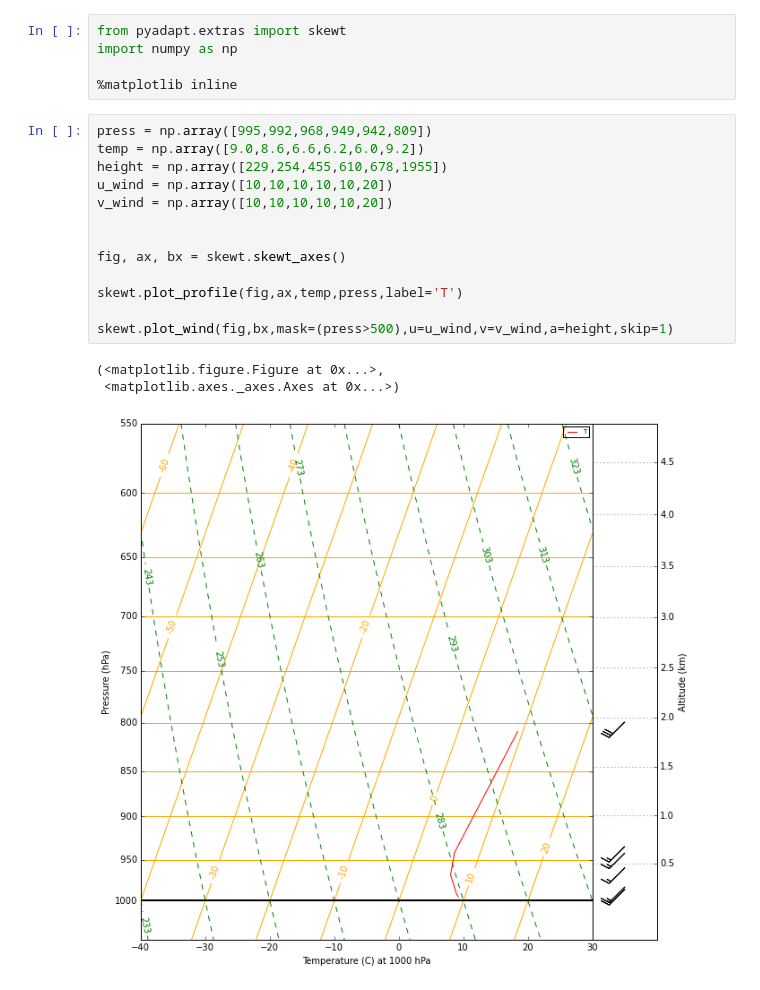
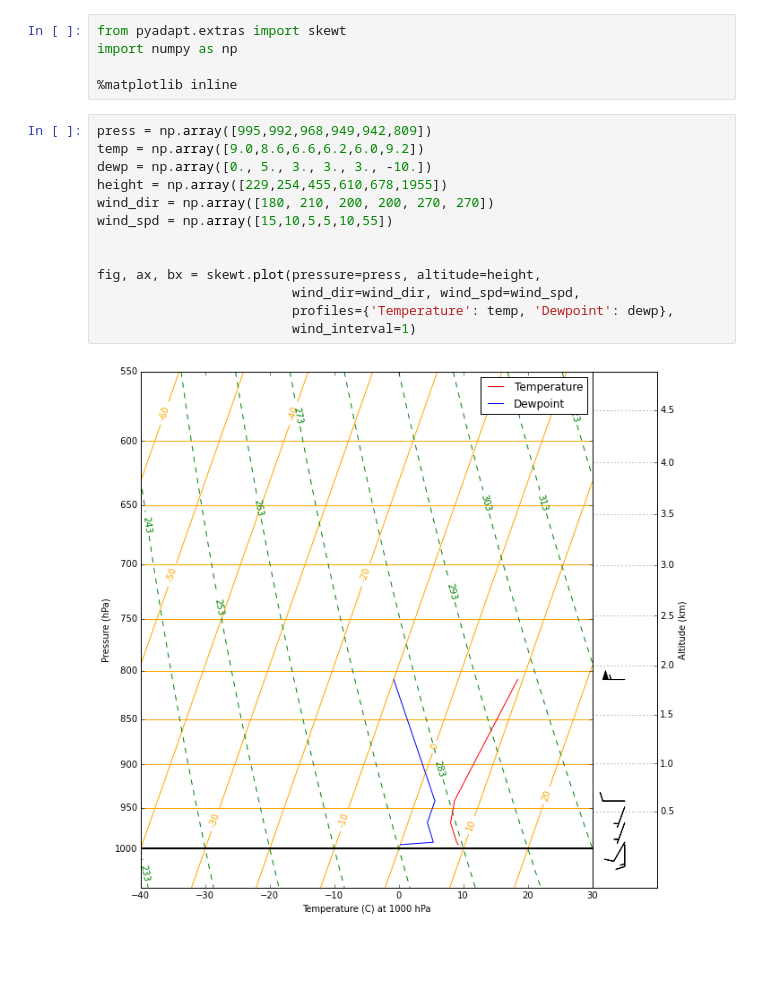
Before and after one commit to jstemmler/notebooks, a Jupyter notebook: PyADAPT Examples/skewt.ipynb, the cells around one changed output. Drawn from its saved outputs; the diff is of its cells as text; blank space fills up the shorter version.

Commit message:
updated the skewt demo file to use the new skewt API

```diff
--- a/PyADAPT Examples/skewt.ipynb
+++ b/PyADAPT Examples/skewt.ipynb
@@ -6,17 +6,15 @@ import numpy as np
 # %%
 press = np.array([995,992,968,949,942,809])
 temp = np.array([9.0,8.6,6.6,6.2,6.0,9.2])
+dewp = np.array([0., 5., 3., 3., 3., -10.])
 height = np.array([229,254,455,610,678,1955])
-u_wind = np.array([10,10,10,10,10,20])
-v_wind = np.array([10,10,10,10,10,20])
+wind_dir = np.array([180, 210, 200, 200, 270, 270])
+wind_spd = np.array([15,10,5,5,10,55])
 
 
-fig, ax, bx = skewt.skewt_axes()
-
-skewt.plot_profile(fig,ax,temp,press,label='T')
-
-skewt.plot_wind(fig,bx,mask=(press>500),u=u_wind,v=v_wind,a=height,skip=1)
+fig, ax, bx = skewt.plot(pressure=press, altitude=height,
+                         wind_dir=wind_dir, wind_spd=wind_spd,
+                         profiles={'Temperature': temp, 'Dewpoint': dewp},
+                         wind_interval=1)
 # %% [output]
-(<matplotlib.figure.Figure at 0x...>,
- <matplotlib.axes._axes.Axes at 0x...>)
-[figure, old version]
+[figure, new version]
```
